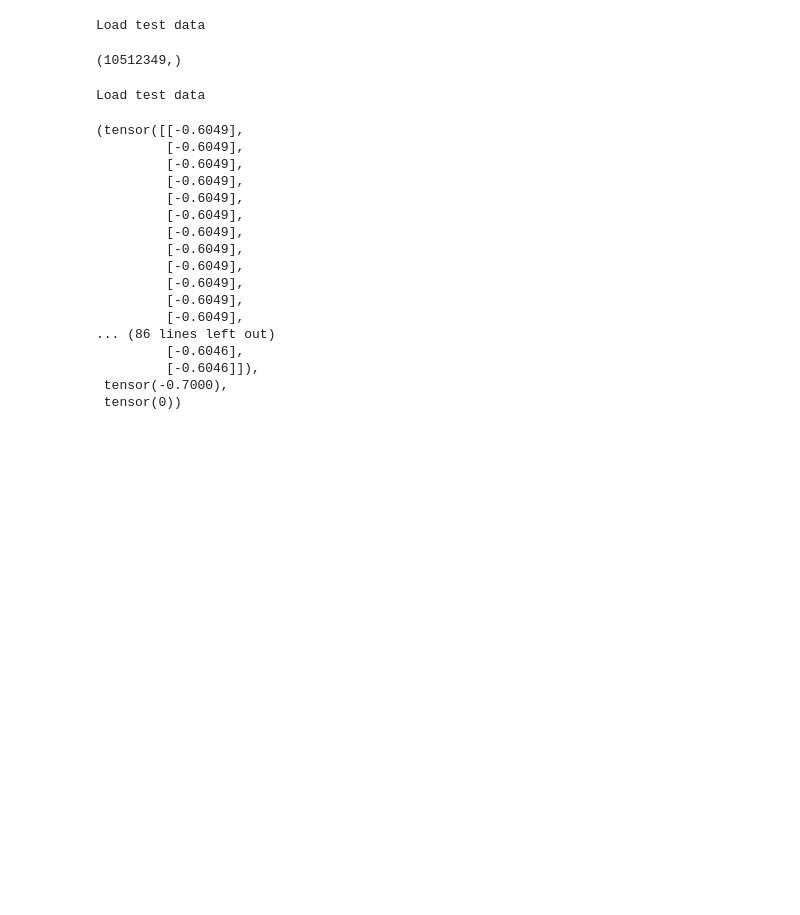
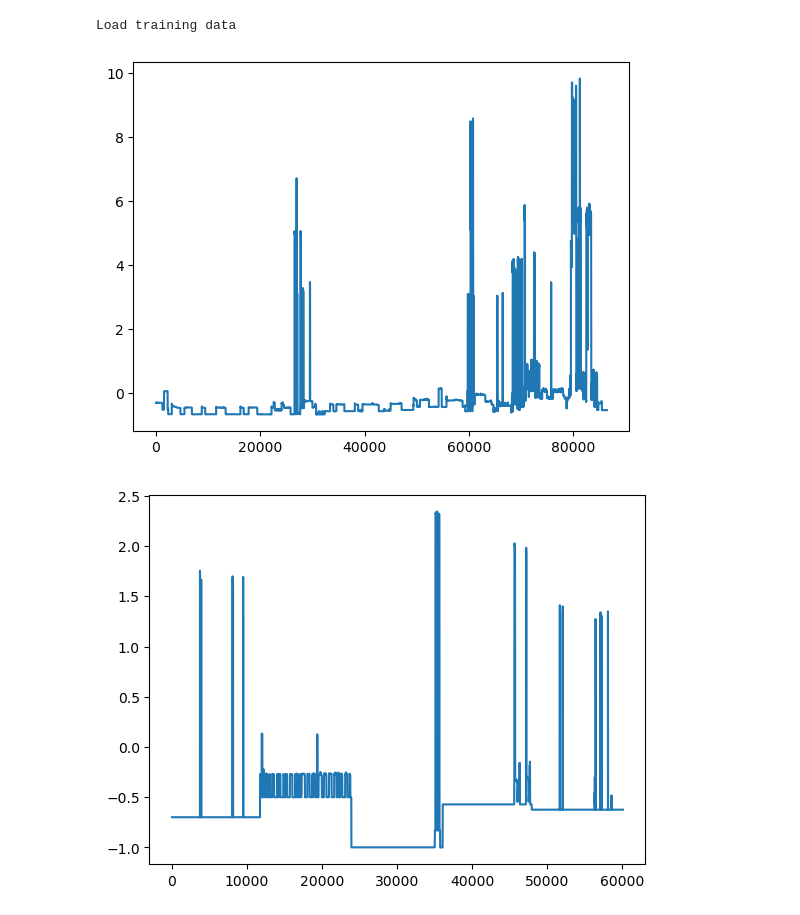
Before and after one commit to MarielTinaco/nilm-tools, a Jupyter notebook: notebooks/load.ipynb, the cells around one changed output. Saved outputs shown, nothing was run; the diff lists cells and outputs as text; code cells hidden in the pictures; blank space fills up the shorter version.

Commit message:
updated data loading notebook

```diff
--- a/notebooks/load.ipynb
+++ b/notebooks/load.ipynb
@@ -45,23 +38,26 @@ def spilit_refit_test(data):
     test = data[split_2:]
     return train, validation, test
 
-def load_data(data_path, data_type="test", sample=None, data="ukdale", denoise=False):
+def load_data(data_path, data_type="training", sample=None, data="ukdale", denoise=False):
     print(f"Load {data_type} data")
     if data=="refit":
         x = np.load(data_path+f"/{data}/{data_type}/inputs.npy")
         y = np.load(data_path+f"/{data}/{data_type}/targets.npy")
         z = np.load(data_path+f"/{data}/{data_type}/states.npy")
+
     else:
         if denoise:
             x = np.load(data_path+f"/{data}/{data_type}/denoise_inputs.npy")
         else:
             x = np.load(data_path+f"/{data}/{data_type}/noise_inputs.npy")
-        y = np.load(data_path+f"/{data}/{data_type}/targets.npy")
-        z = np.load(data_path+f"/{data}/{data_type}/states.npy")
+            y = np.load(data_path+f"/{data}/{data_type}/targets.npy")
+            z = np.load(data_path+f"/{data}/{data_type}/states.npy")
+
     if sample is None:
         return x, y, z
     else:
         return x[:sample], y[:sample], z[:sample]
+
 
 
 class Dataset(torch.utils.data.Dataset):
@@ -110,31 +106,22 @@ class Seq2PointDataset(torch.utils.data.Dataset):
         inputs, target, state = self.get_sample(index)
         return torch.tensor(inputs).unsqueeze(-1).float(), torch.tensor(target).float().squeeze(), torch.tensor(state).long().squeeze()
 # %%
-load_data('data', 'test', None, 'ukdale', False)[0].shape
+load_data('data', 'training', None, 'ukdale', False)[0].shape
+
+dset = Dataset(*load_data('data', 'training', None, 'ukdale', False))
+dset[2]
-# %% [output]
-Load test data
-(10512349,)
-# %%
-dset = Dataset(*load_data('data', 'test', None, 'ukdale', False))
-# %% [output]
-Load test data
-# %%
-dset[3]
-# %% [output]
-(tensor([[-0.6049],
-         [-0.6049],
-         [-0.6049],
-         [-0.6049],
-         [-0.6049],
-         [-0.6049],
-         [-0.6049],
-         [-0.6049],
-         [-0.6049],
-         [-0.6049],
-         [-0.6049],
-         [-0.6049],
-... (86 lines left out)
-         [-0.6046],
-         [-0.6046]]),
- tensor(-0.7000),
- tensor(0))
+# %%
+import matplotlib.pyplot as plt
+
+data = load_data('data', 'training', None, 'ukdale', False)
+
+plt.plot(data[0])
+plt.show()
+plt.plot(data[1])
+plt.show()
+plt.plot(data[2])
+plt.show()
+# %% [output]
+Load training data
+[figure, added]
+[figure, added]
```
Also changed, not shown: parts of 3 cells of this notebook.
